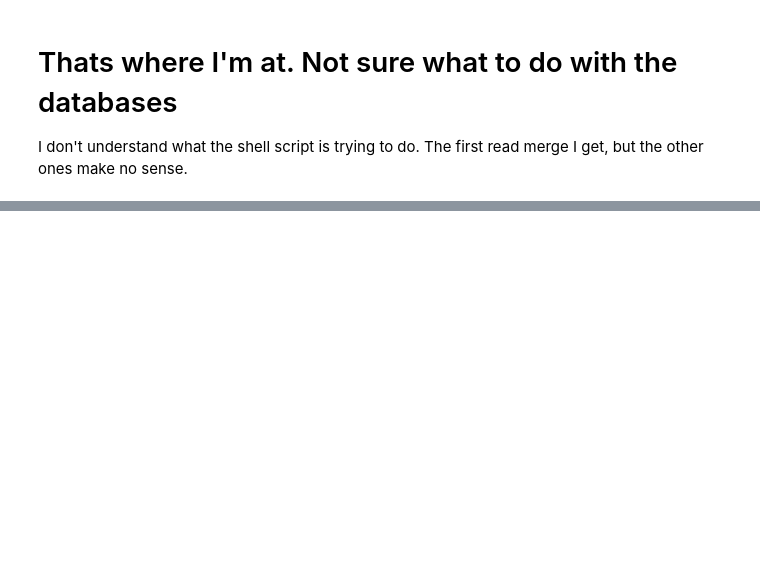
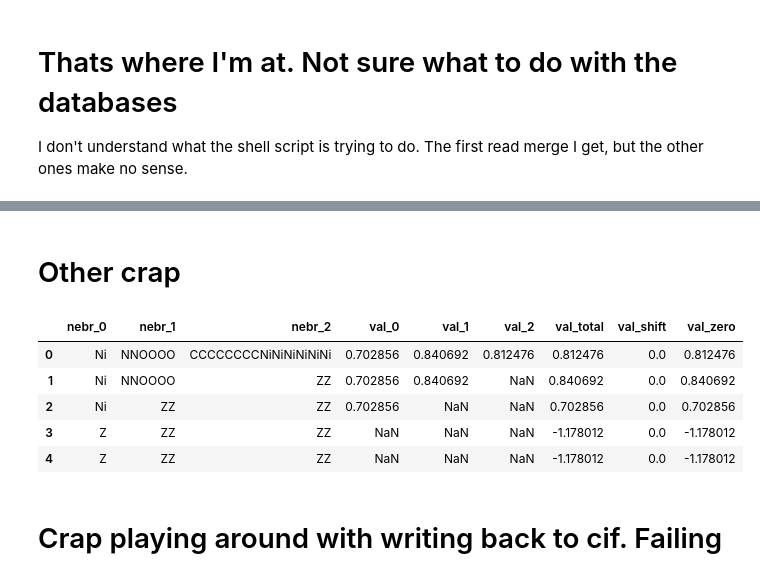
Before and after one commit to wpk-nist-gov/mcbac, a Jupyter notebook: examples/usage.ipynb, the cells around one changed output, grey strips where cells are left out. Drawn from its saved outputs; the diff is of its cells as text; code cells hidden in the pictures; blank space fills up the shorter version.

```diff
--- a/examples/usage.ipynb
+++ b/examples/usage.ipynb
@@ -114,0 +237,2 @@ db_1.head()
+# %% [markdown]
+# Other crap
@@ -114,0 +243,20 @@ db_1.head()
+# %%
+tmp = pd.DataFrame([
+    {'nebr_0': 'Ni', 'nebr_1': 'NNOOOO', 'nebr_2': 'CCCCCCCCNiNiNiNiNiNi'},
+    {'nebr_0': 'Ni', 'nebr_1': 'NNOOOO', 'nebr_2': 'ZZ'},
+    {'nebr_0': 'Ni', 'nebr_1': 'ZZ', 'nebr_2': 'ZZ'},
+    {'nebr_0': 'Z', 'nebr_1':'ZZ', 'nebr_2':'ZZ'},
+    {'nebr_0': 'Z', 'nebr_1':'ZZ', 'nebr_2':'ZZ'},
+
+])
+# %%
+c.nebr_stack_charge(nebr_stack=tmp)
+# %% [output]
+|  | nebr_0 | nebr_1 | nebr_2 | val_0 | val_1 | val_2 | val_total | val_shift | val_zero |
+| 0 | Ni | NNOOOO | CCCCCCCCNiNiNiNiNiNi | 0.702856 | 0.840692 | 0.812476 | 0.812476 | 0.0 | 0.812476 |
+| 1 | Ni | NNOOOO | ZZ | 0.702856 | 0.840692 | NaN | 0.840692 | 0.0 | 0.840692 |
+| 2 | Ni | ZZ | ZZ | 0.702856 | NaN | NaN | 0.702856 | 0.0 | 0.702856 |
+| 3 | Z | ZZ | ZZ | NaN | NaN | NaN | -1.178012 | 0.0 | -1.178012 |
+| 4 | Z | ZZ | ZZ | NaN | NaN | NaN | -1.178012 | 0.0 | -1.178012 |
+# %% [markdown]
+# Crap playing around with writing back to cif.  Failing
```
Also changed, not shown: parts of 42 cells of this notebook, 4 other files.
